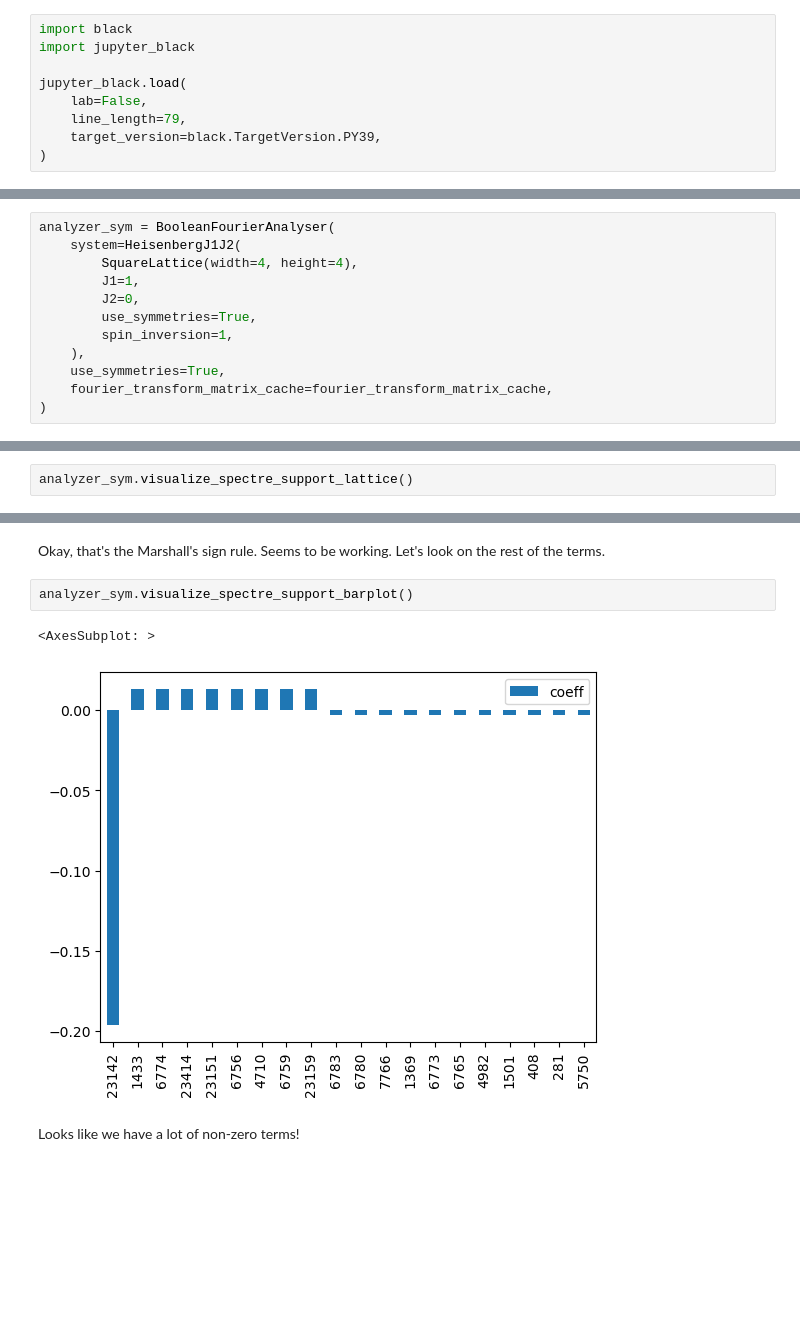
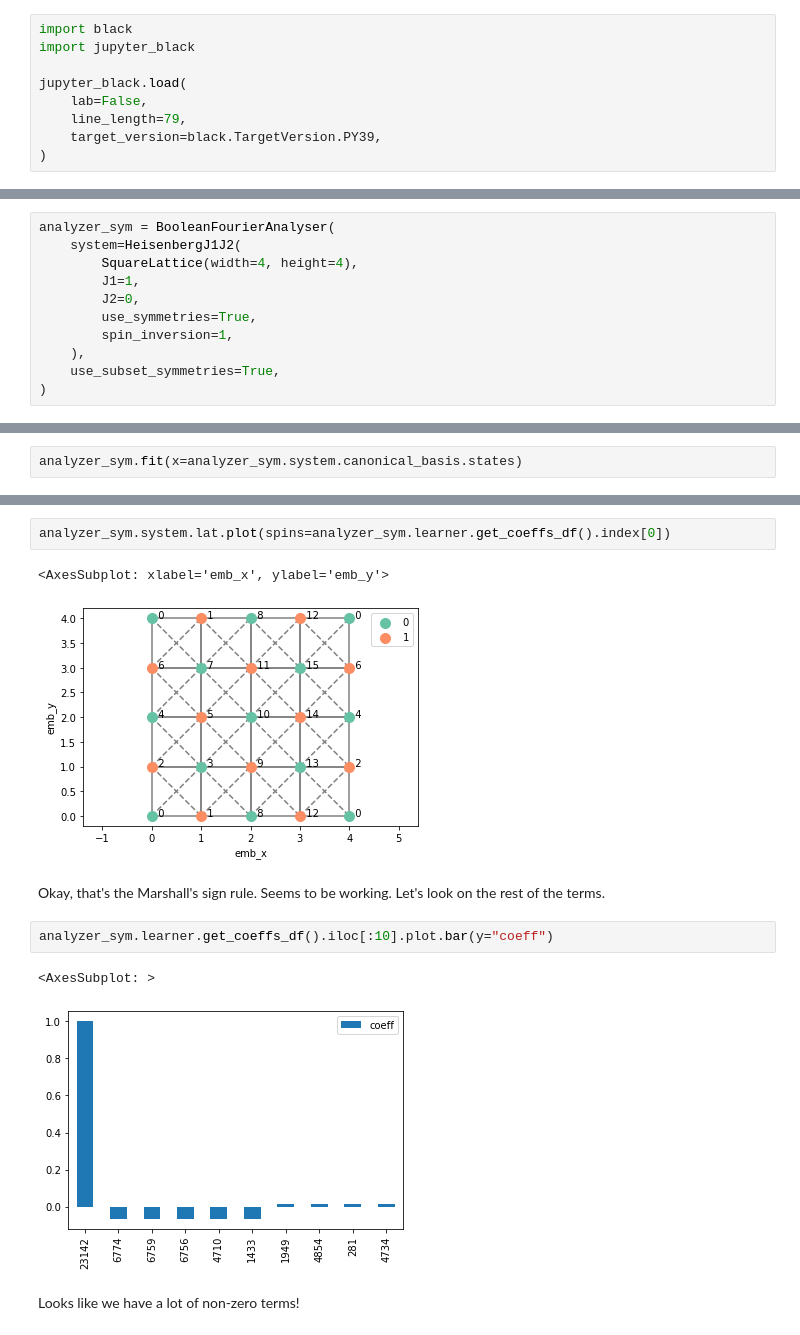
Before and after one commit to ischurov/frustrations-eda, a Jupyter notebook: boolean-analysis-demo.ipynb, the cells around one changed output, grey strips where cells are left out. Saved outputs shown, nothing was run; the diff lists cells and outputs as text; blank space fills up the shorter version.

Commit message:
Refactoring: boolean_analysis uses boolean_learner

```diff
--- a/boolean-analysis-demo.ipynb
+++ b/boolean-analysis-demo.ipynb
@@ -61,8 +53,7 @@ analyzer_sym = BooleanFourierAnalyser(
         use_symmetries=True,
         spin_inversion=1,
     ),
-    use_symmetries=True,
-    fourier_transform_matrix_cache=fourier_transform_matrix_cache,
+    use_subset_symmetries=True,
 )
 # %% [output]
 number_spins=16
@@ -76,3 +65,3 @@ Ground state energy is -44.9139328337
 # %%
-analyzer_sym.visualize_spectre_support_lattice()
+analyzer_sym.fit(x=analyzer_sym.system.canonical_basis.states)
 # %% [output]
@@ -80,10 +69,15 @@ analyzer_sym.visualize_spectre_support_lattice()
+# %%
+analyzer_sym.system.lat.plot(spins=analyzer_sym.learner.get_coeffs_df().index[0])
+# %% [output]
+<AxesSubplot: xlabel='emb_x', ylabel='emb_y'>
+[figure, added]
 # %% [markdown]
 Okay, that's the Marshall's sign rule. Seems to be working. Let's look on the rest of the terms.
 # %%
-analyzer_sym.visualize_spectre_support_barplot()
+analyzer_sym.learner.get_coeffs_df().iloc[:10].plot.bar(y="coeff")
 # %% [output]
 <AxesSubplot: >
-[figure, old version]
+[figure, new version]
 # %% [markdown]
 Looks like we have a lot of non-zero terms!
 # %%
```
Also changed, not shown: parts of 16 cells of this notebook, 11 other files.
